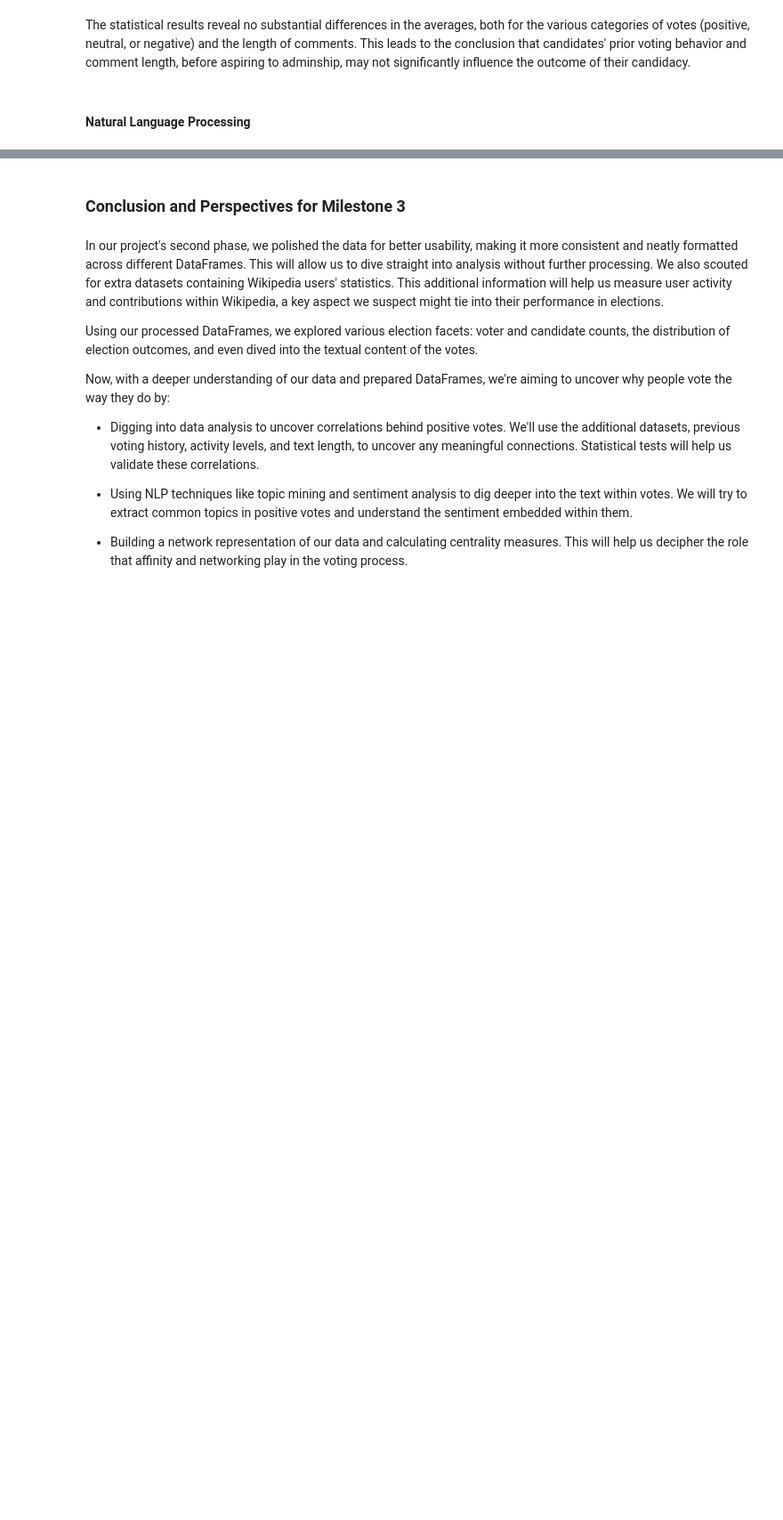
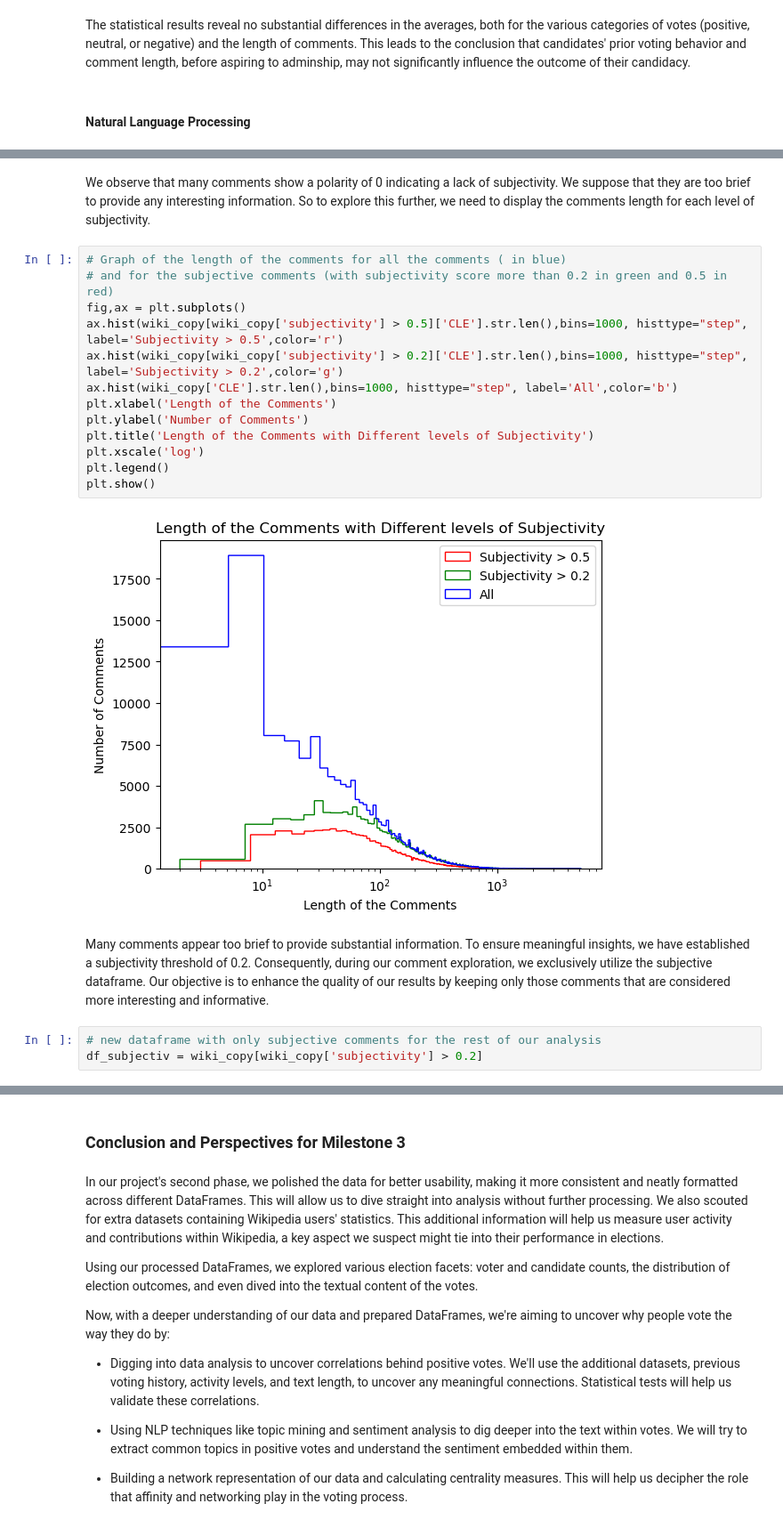
Before and after one commit to epfl-ada/ada-2023-project-datanauts23, a Jupyter notebook: data_processing.ipynb, the cells around one changed output, grey strips where cells are left out. Shown at 89% size. Cells and saved outputs as stored; diff of their text form; blank space fills up the shorter version.

```diff
--- a/data_processing.ipynb
+++ b/data_processing.ipynb
@@ -1336,0 +1426,22 @@ The statistical results reveal no substantial differences in the averages, both
+# %% [markdown]
+We observe that many comments show a polarity of 0 indicating a lack of subjectivity. We suppose that they are too brief to provide any interesting information. So to explore this further, we need to display the comments length for each level of subjectivity.
+# %%
+# Graph of the length of the comments for all the comments ( in blue)
+# and for the subjective comments (with subjectivity score more than 0.2 in green and 0.5 in red)
+fig,ax = plt.subplots()
+ax.hist(wiki_copy[wiki_copy['subjectivity'] > 0.5]['CLE'].str.len(),bins=1000, histtype="step", label='Subjectivity > 0.5',color='r')
+ax.hist(wiki_copy[wiki_copy['subjectivity'] > 0.2]['CLE'].str.len(),bins=1000, histtype="step", label='Subjectivity > 0.2',color='g')
+ax.hist(wiki_copy['CLE'].str.len(),bins=1000, histtype="step", label='All',color='b')
+plt.xlabel('Length of the Comments')
+plt.ylabel('Number of Comments')
+plt.title('Length of the Comments with Different levels of Subjectivity')
+plt.xscale('log')
+plt.legend()
+plt.show()
+# %% [output]
+[figure, added]
+# %% [markdown]
+Many comments appear too brief to provide substantial information. To ensure meaningful insights, we have established a subjectivity threshold of 0.2. Consequently, during our comment exploration, we exclusively utilize the subjective dataframe. Our objective is to enhance the quality of our results by keeping only those comments that are considered more interesting and informative.
+# %%
+# new dataframe with only subjective comments for the rest of our analysis
+df_subjectiv = wiki_copy[wiki_copy['subjectivity'] > 0.2]
```
Also changed, not shown: parts of 42 cells of this notebook.
